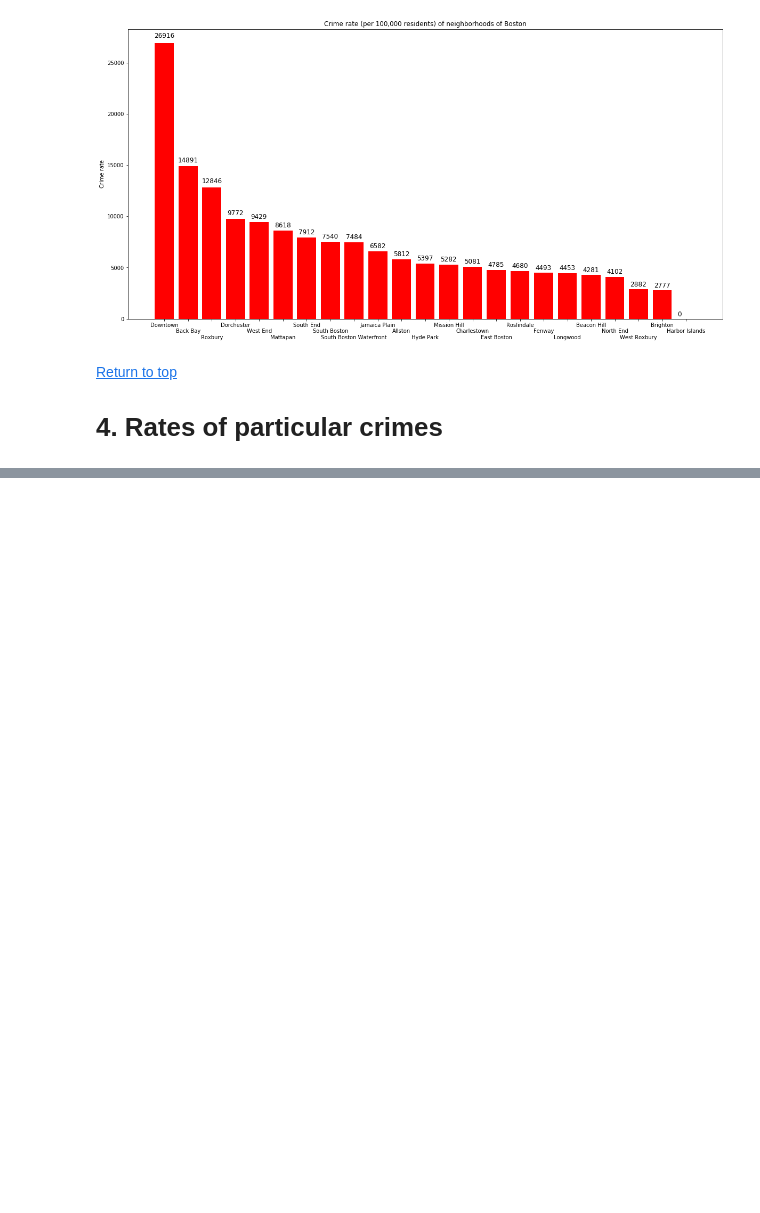
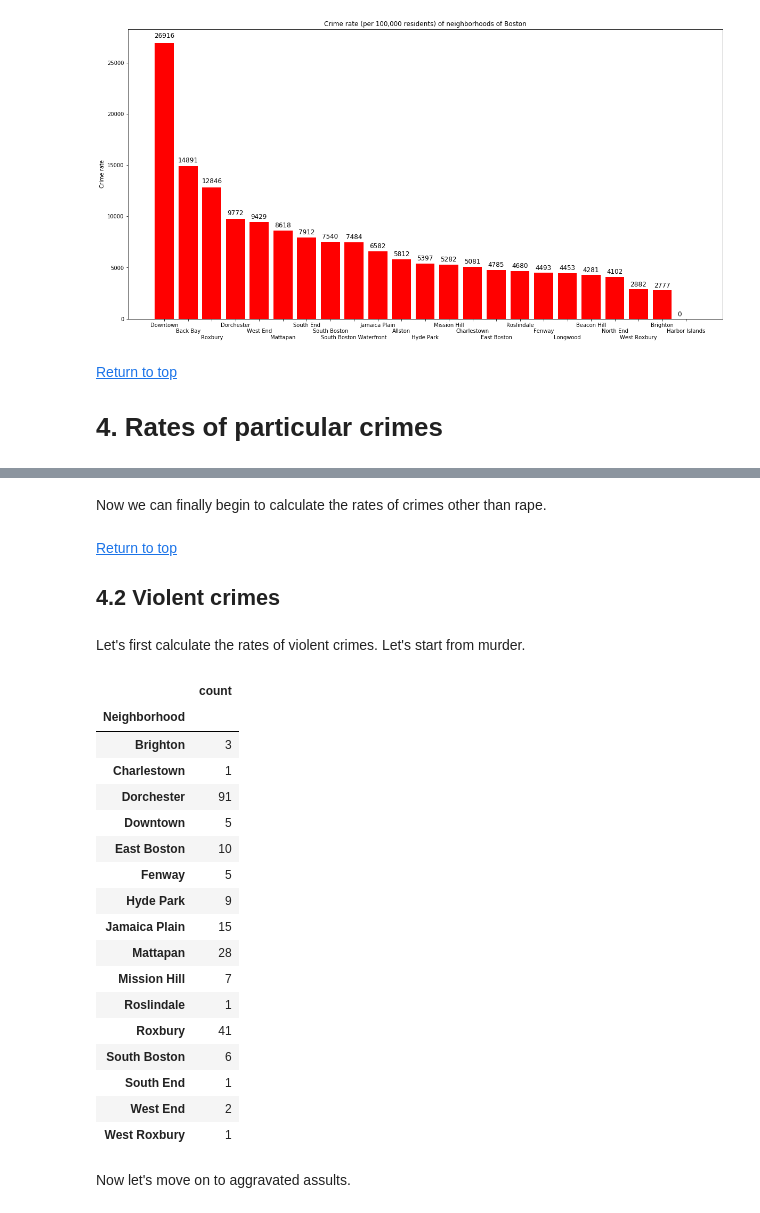
Before and after one commit to iajoiner/boston-crime, a Jupyter notebook: Boston Crime.ipynb, the cells around one changed output, grey strips where cells are left out. Drawn from its saved outputs; the diff is of its cells as text; code cells hidden in the pictures; blank space fills up the shorter version.

```diff
--- a/Boston Crime.ipynb
+++ b/Boston Crime.ipynb
@@ -1073,0 +1252,35 @@ Now let's focus on the actual categories UCR use. We will focus on violent crime
+# %% [markdown]
+Now we can finally begin to calculate the rates of crimes other than rape.
+# %% [markdown]
+<a id = '4.2'></a>
+[Return to top](#top)
+## 4.2 Violent crimes
+# %% [markdown]
+Let's first calculate the rates of violent crimes. Let's start from murder.
+# %%
+df_murder = df_particulars.loc[df_particulars['offense_description'] == 'MURDER, NON-NEGLIGIENT MANSLAUGHTER']
+# %%
+df_murdern = df_murder.groupby('Neighborhood').size().reset_index(name = 'count').set_index('Neighborhood')
+# %%
+df_murdern
+# %% [output]
+|  | count |
+| Neighborhood |  |
+| Brighton | 3 |
+| Charlestown | 1 |
+| Dorchester | 91 |
+| Downtown | 5 |
+| East Boston | 10 |
+| Fenway | 5 |
+| Hyde Park | 9 |
+| Jamaica Plain | 15 |
+| Mattapan | 28 |
+| Mission Hill | 7 |
+| Roslindale | 1 |
+| Roxbury | 41 |
+| South Boston | 6 |
+| South End | 1 |
+| West End | 2 |
+| West Roxbury | 1 |
+# %% [markdown]
+Now let's move on to aggravated assults.
```
Also changed, not shown: parts of 42 cells of this notebook.
